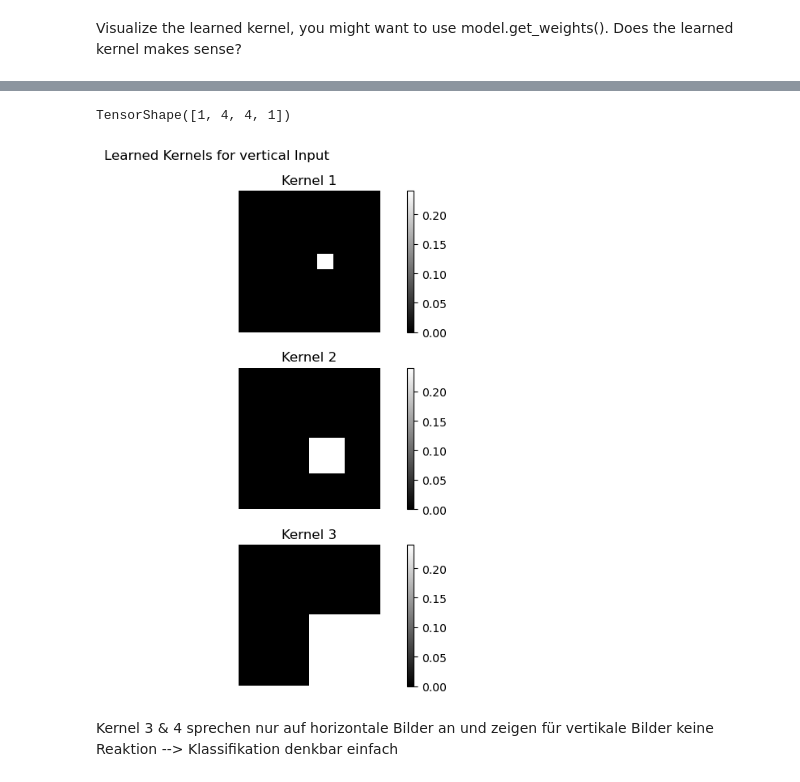
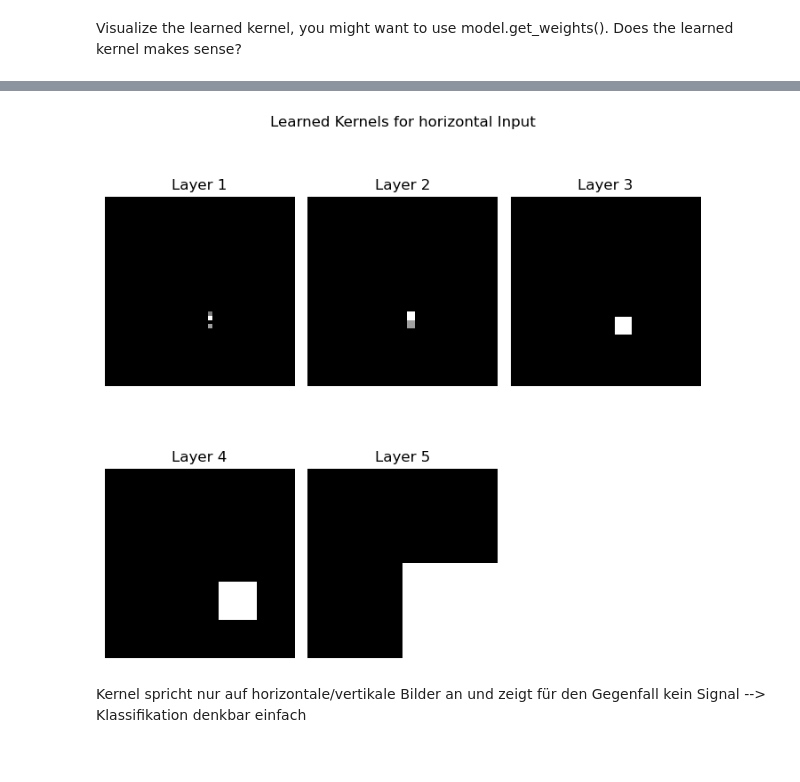
Before and after one commit to flnat/DeepLearning, a Jupyter notebook: Blatt_2/Edgelovers.ipynb, the cells around one changed output, grey strips where cells are left out. Drawn from its saved outputs; the diff is of its cells as text; code cells hidden in the pictures.

```diff
--- a/Blatt_2/Edgelovers.ipynb
+++ b/Blatt_2/Edgelovers.ipynb
@@ -167,21 +167,24 @@ import tensorflow as tf
 
 example_hor = np.expand_dims(make_image(False), axis=0)
 
-layer_1_hor = tf.nn.max_pool2d(
-    tf.nn.relu(tf.nn.conv2d(example_hor, filters=kernels[0], strides=[1, 1], padding="VALID") + biases[0]),
-    ksize=[2, 2], strides=[5, 5], padding="VALID")
+layer_1_hor = tf.nn.relu(tf.nn.conv2d(example_hor, filters=kernels[0], strides=[1, 1], padding="VALID") + biases[0])
 layer_2_hor = tf.nn.max_pool2d(layer_1_hor, ksize=[2, 2], strides=[2, 2], padding="VALID")
 layer_3_hor = tf.nn.max_pool2d(layer_2_hor, ksize=[2, 2], strides=[2, 2], padding="VALID")
+layer_4_hor = tf.nn.max_pool2d(layer_3_hor, ksize=[2, 2], strides=[2, 2], padding="VALID")
+layer_5_hor = tf.nn.max_pool2d(layer_4_hor, ksize=[2, 2], strides=[2, 2], padding="VALID")
+layer_6_hor = tf.nn.max_pool2d(layer_5_hor, ksize=[2, 2], strides=[2, 2], padding="VALID")
 
-hor_layers = [layer_1_hor, layer_2_hor, layer_3_hor]
+hor_layers = [layer_1_hor, layer_2_hor, layer_3_hor, layer_4_hor, layer_5_hor, layer_6_hor]
 
-fig, axs = plt.subplots(3)
+fig, axs = plt.subplots(2, 3)
 fig.suptitle("Learned Kernels for horizontal Input")
 for idx, ax in enumerate(axs.flatten()):
+    if hor_layers[idx].numpy().size == 1:
+        fig.delaxes(ax)
+        continue
     im = ax.imshow(np.squeeze(hor_layers[idx]), cmap="gray")
-    ax.set_title(f"Kernel {idx + 1}")
+    ax.set_title(f"Layer {idx + 1}")
     ax.axis("off")
-    fig.colorbar(im, ax=ax)
 fig.tight_layout()
 plt.show()
 # %% [output]
@@ -189,27 +192,27 @@ plt.show()
-# %%
-layer_2_hor.shape
-# %% [output]
-TensorShape([1, 4, 4, 1])
 # %%
-example_ver = np.expand_dims(make_image(vertical=True), axis=0)
+example_ver = np.expand_dims(make_image(False), axis=0)
 
-layer_1_ver = tf.nn.max_pool2d(tf.nn.relu(tf.nn.conv2d(example_hor, filters=kernels[0], strides=[1, 1], padding="VALID") + biases[0]),
-                               ksize=([5, 5]), strides=[5, 5], padding="VALID")
+layer_1_ver = tf.nn.relu(tf.nn.conv2d(example_hor, filters=kernels[0], strides=[1, 1], padding="VALID") + biases[0])
 layer_2_ver = tf.nn.max_pool2d(layer_1_ver, ksize=[2, 2], strides=[2, 2], padding="VALID")
 layer_3_ver = tf.nn.max_pool2d(layer_2_ver, ksize=[2, 2], strides=[2, 2], padding="VALID")
+layer_4_ver = tf.nn.max_pool2d(layer_3_ver, ksize=[2, 2], strides=[2, 2], padding="VALID")
+layer_5_ver = tf.nn.max_pool2d(layer_4_ver, ksize=[2, 2], strides=[2, 2], padding="VALID")
+layer_6_ver = tf.nn.max_pool2d(layer_5_ver, ksize=[2, 2], strides=[2, 2], padding="VALID")
 
-ver_layers = [layer_1_ver, layer_2_ver, layer_3_ver]
+ver_layers = [layer_1_ver, layer_2_ver, layer_3_ver, layer_4_ver, layer_5_ver, layer_6_ver]
 
-fig, axs = plt.subplots(3)
-fig.suptitle("Learned Kernels for vertical Input")
+fig, axs = plt.subplots(2, 3)
+fig.suptitle("Learned Kernels for horizontal Input")
 for idx, ax in enumerate(axs.flatten()):
+    if ver_layers[idx].numpy().size == 1:
+        fig.delaxes(ax)
+        continue
     im = ax.imshow(np.squeeze(ver_layers[idx]), cmap="gray")
-    ax.set_title(f"Kernel {idx + 1}")
+    ax.set_title(f"Layer {idx + 1}")
     ax.axis("off")
-    fig.colorbar(im, ax=ax)
 fig.tight_layout()
 plt.show()
 # %% [output]
-[figure, old version]
+[figure, new version]
 # %% [markdown]
-Kernel 3 & 4 sprechen nur auf horizontale Bilder an und zeigen für vertikale Bilder keine Reaktion --> Klassifikation denkbar einfach
+Kernel spricht nur auf horizontale/vertikale Bilder an und zeigt für den Gegenfall kein Signal --> Klassifikation denkbar einfach
```
Also changed, not shown: parts of 5 cells of this notebook.
